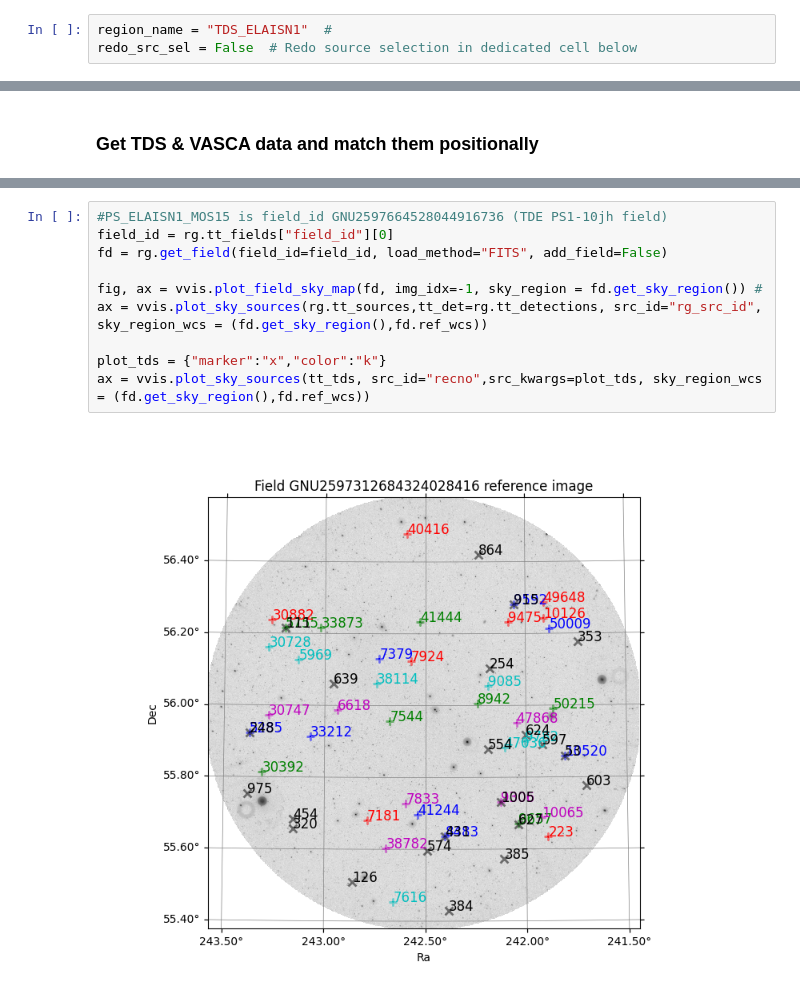
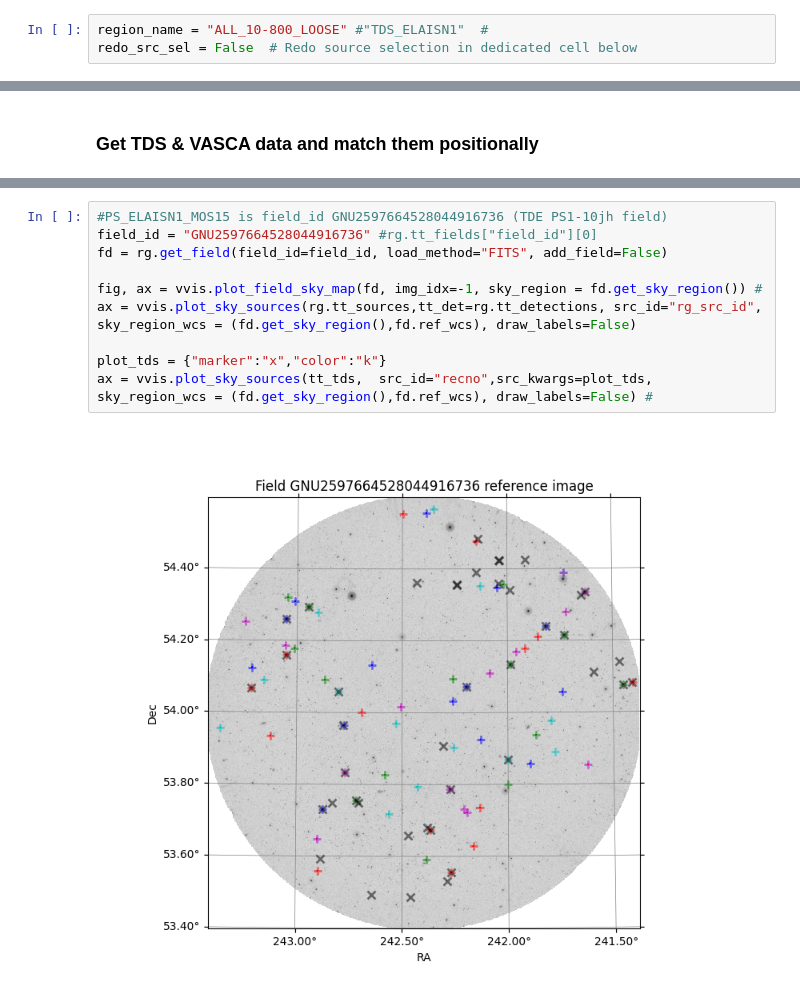
Before and after one commit to rbuehler/vasca, a Jupyter notebook: vasca/examples/compare_TDS_VASCA_Rolf.ipynb, the cells around one changed output, grey strips where cells are left out. Cells and saved outputs as stored; diff of their text form.

```diff
--- a/vasca/examples/compare_TDS_VASCA_Rolf.ipynb
+++ b/vasca/examples/compare_TDS_VASCA_Rolf.ipynb
@@ -3,7 +3,7 @@
 # %% [markdown]
 ### Setup main notebook options
 # %%
-region_name = "TDS_ELAISN1"  #
+region_name = "ALL_10-800_LOOSE" #"TDS_ELAISN1"  #
 redo_src_sel = False  # Redo source selection in dedicated cell below
 # %% [markdown]
 ### Load VASCA region
@@ -94,12 +96,12 @@ Fraction of associated VASCA/TDS sources: 0.3387096774193548 / 0.525
 # %%
 #PS_ELAISN1_MOS15 is field_id GNU2597664528044916736 (TDE PS1-10jh field)
-field_id = rg.tt_fields["field_id"][0]
+field_id = "GNU2597664528044916736" #rg.tt_fields["field_id"][0]
 fd = rg.get_field(field_id=field_id, load_method="FITS", add_field=False)
 
 fig, ax = vvis.plot_field_sky_map(fd, img_idx=-1, sky_region = fd.get_sky_region()) #
-ax = vvis.plot_sky_sources(rg.tt_sources,tt_det=rg.tt_detections, src_id="rg_src_id", sky_region_wcs = (fd.get_sky_region(),fd.ref_wcs))
+ax = vvis.plot_sky_sources(rg.tt_sources,tt_det=rg.tt_detections, src_id="rg_src_id", sky_region_wcs = (fd.get_sky_region(),fd.ref_wcs), draw_labels=False)
 
 plot_tds = {"marker":"x","color":"k"}
-ax = vvis.plot_sky_sources(tt_tds, src_id="recno",src_kwargs=plot_tds, sky_region_wcs = (fd.get_sky_region(),fd.ref_wcs))
+ax = vvis.plot_sky_sources(tt_tds,  src_id="recno",src_kwargs=plot_tds, sky_region_wcs = (fd.get_sky_region(),fd.ref_wcs), draw_labels=False) #
 # %% [output]
-[figure, old version]
+[figure, new version]
```
Also changed, not shown: parts of 2 cells of this notebook, 7 other files.
